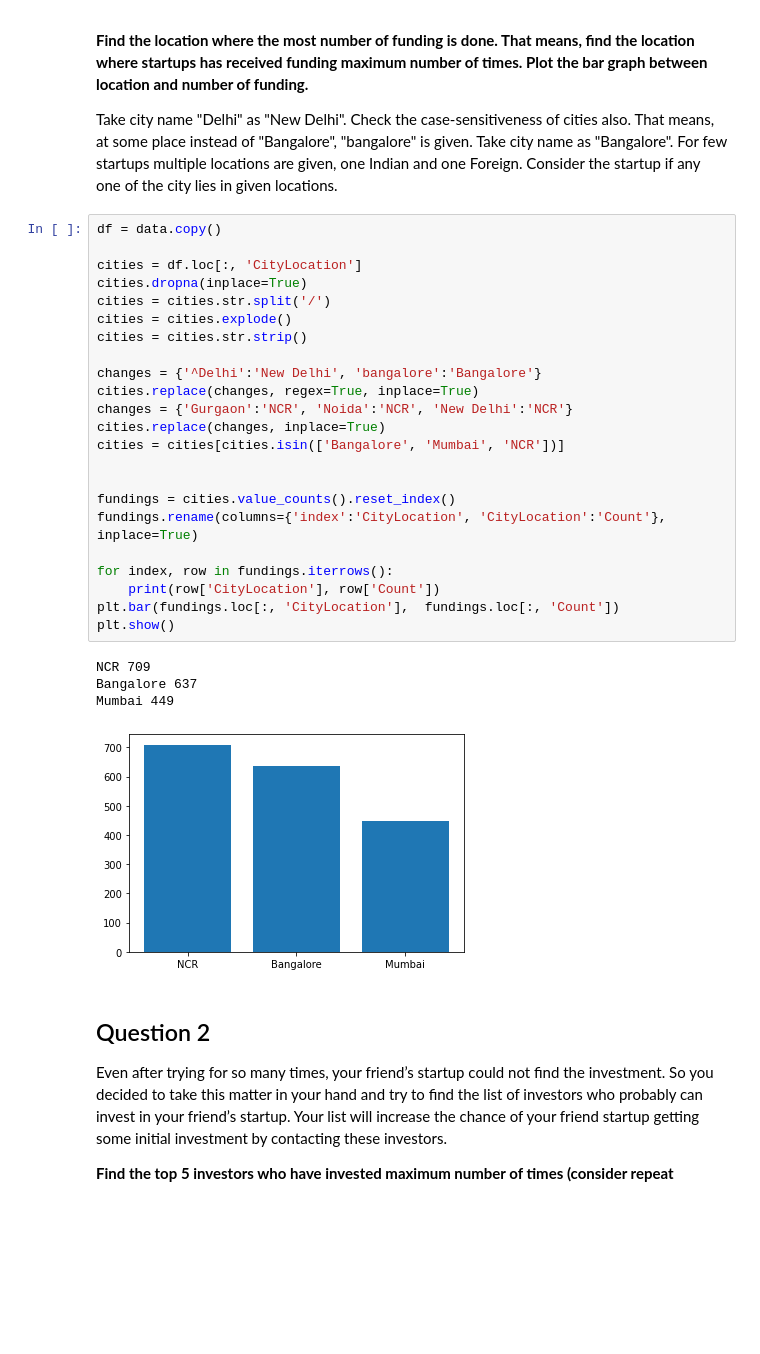
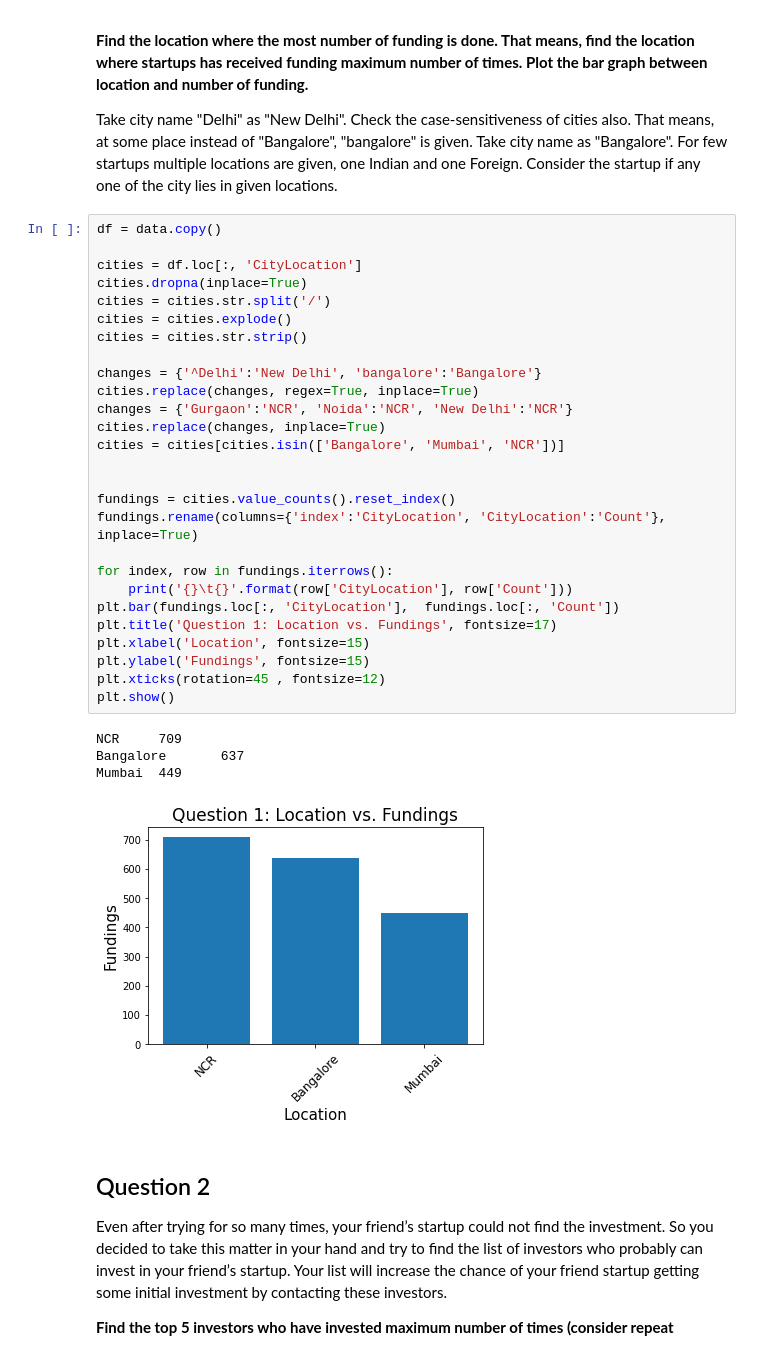
Before and after one commit to Xicoat/DataScienceCourse, a Jupyter notebook: Project_1_CaseStudy/CaseStudyPt2.ipynb, the cells around one changed output. Cells and saved outputs as stored; diff of their text form; blank space fills up the shorter version.

```diff
--- a/Project_1_CaseStudy/CaseStudyPt2.ipynb
+++ b/Project_1_CaseStudy/CaseStudyPt2.ipynb
@@ -35,7 +35,11 @@ fundings = cities.value_counts().reset_index()
 fundings.rename(columns={'index':'CityLocation', 'CityLocation':'Count'}, inplace=True)
 
 for index, row in fundings.iterrows():
-    print(row['CityLocation'], row['Count'])
+    print('{}\t{}'.format(row['CityLocation'], row['Count']))
 plt.bar(fundings.loc[:, 'CityLocation'],  fundings.loc[:, 'Count'])
+plt.title('Question 1: Location vs. Fundings', fontsize=17)
+plt.xlabel('Location', fontsize=15)
+plt.ylabel('Fundings', fontsize=15)
+plt.xticks(rotation=45 , fontsize=12)
 plt.show()
 # %% [output]
@@ -45,4 +49,4 @@ Mumbai 449
-[figure, old version]
+[figure, new version]
 # %% [markdown]
 ## Question 2
 
```
Also changed, not shown: parts of 9 cells of this notebook, 4 other files.
